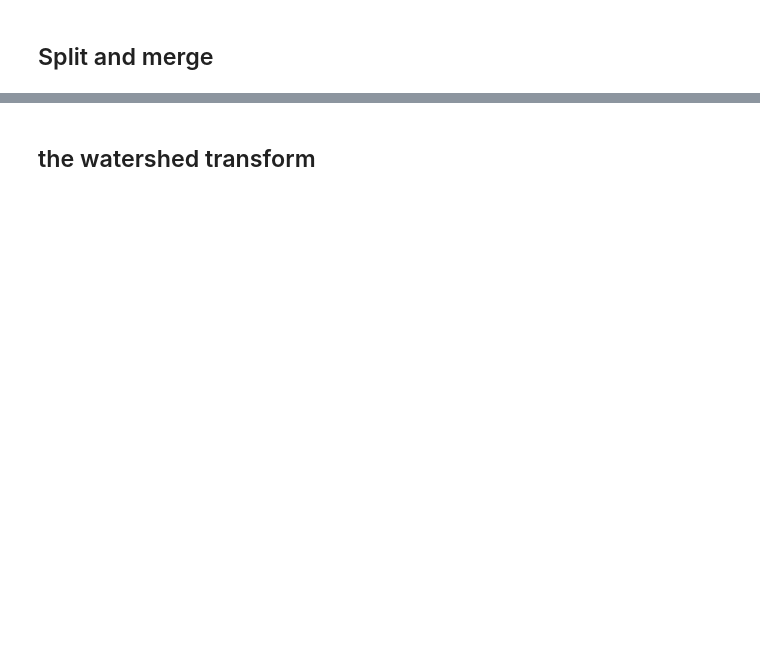
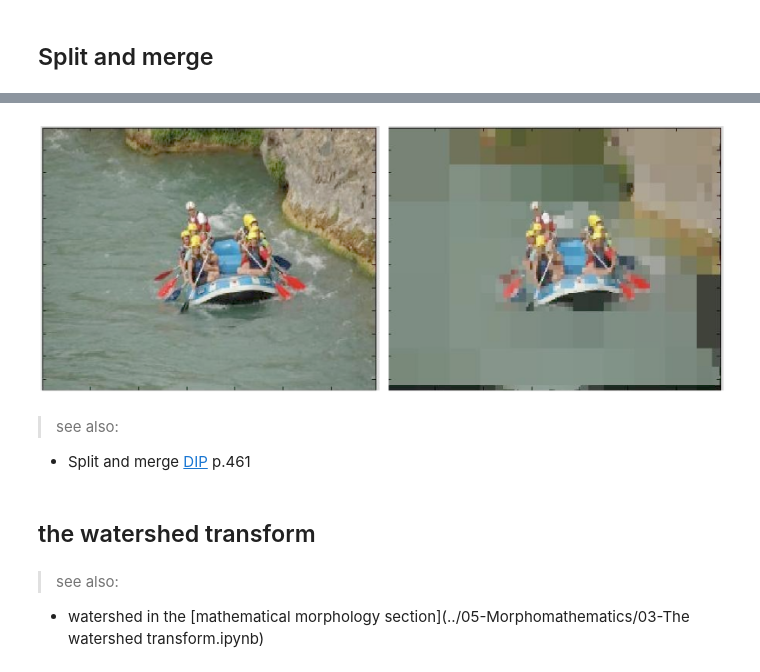
Before and after one commit to odebeir/info-h-500-501, a Jupyter notebook: 04-Image segmentation/03-Region based segmentation.ipynb, the cells around one changed output, grey strips where cells are left out. Cells and saved outputs as stored; diff of their text form; code cells hidden in the pictures; blank space fills up the shorter version.

Commit message:
split and merge

```diff
--- a/04-Image segmentation/03-Region based segmentation.ipynb
+++ b/04-Image segmentation/03-Region based segmentation.ipynb
@@ -19,2 +39,12 @@ Because edge based segmentation leave contours not closed, one may be interested
+# %%
+Image('http://homepages.ulb.ac.be/~odebeir/data/split_example.png')
+# %% [output]
+[figure, added]
+# %% [markdown]
+>see also:
+* Split and merge [DIP](../00-Preface/06-References.ipynb#[DIP]) p.461
 # %% [markdown]
 ## the watershed transform
+# %% [markdown]
+>see also:
+* watershed in the [mathematical morphology section](../05-Morphomathematics/03-The watershed transform.ipynb)
```
Also changed, not shown: parts of 4 cells of this notebook, 1 other file.
